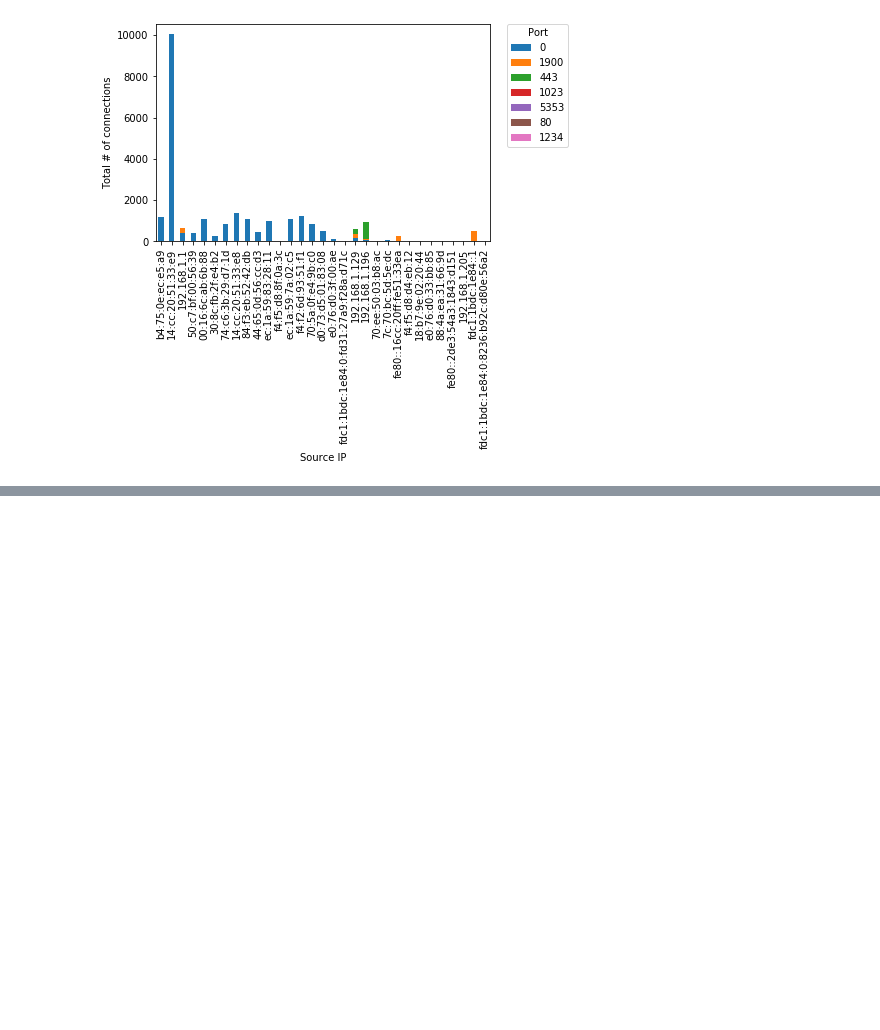
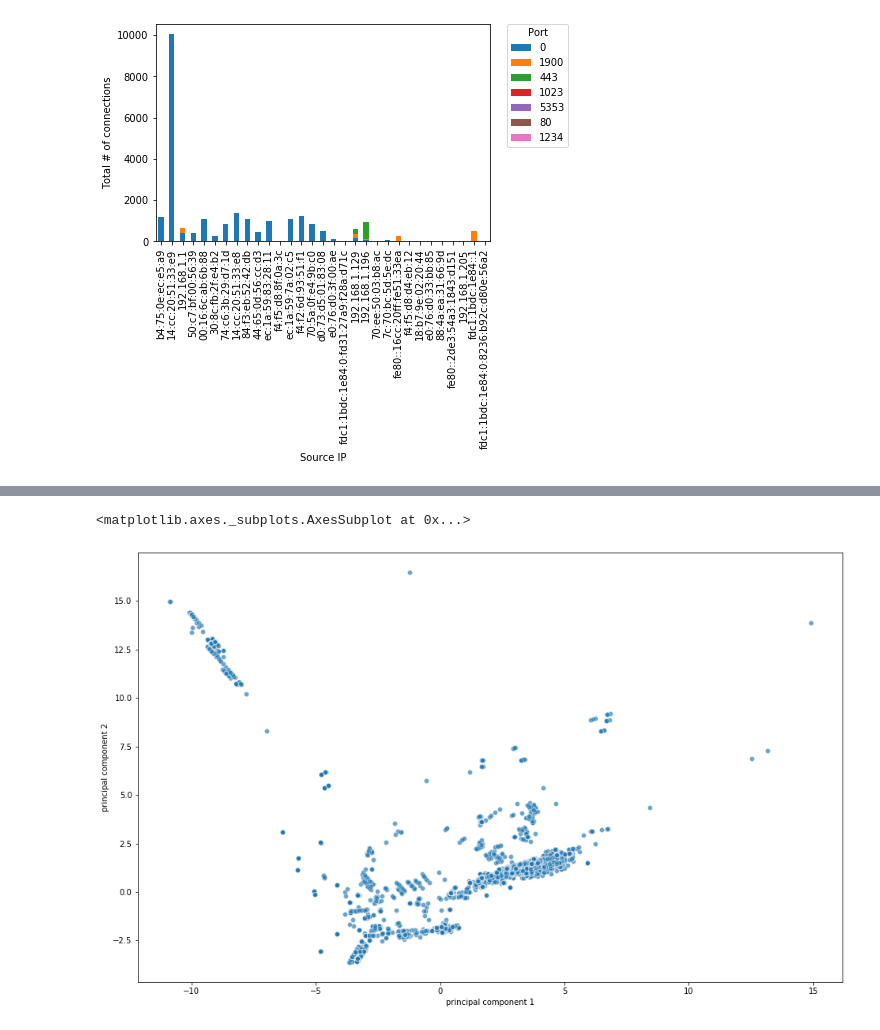
Before and after one commit to ArifulIslamPreence/IoT-TCP-Attack-detection, a Jupyter notebook: notebooks/flow_argus.ipynb, the cells around one changed output, grey strips where cells are left out. Saved outputs shown, nothing was run; the diff lists cells and outputs as text; code cells hidden in the pictures; blank space fills up the shorter version.

```diff
--- a/notebooks/flow_argus.ipynb
+++ b/notebooks/flow_argus.ipynb
@@ -349,0 +354,6 @@ ax.legend(patches, labels, bbox_to_anchor=(1.05, 1), loc=2, borderaxespad=0., ti
+# %%
+filepath = '/home/faizan/dalhousie/181021-3.csv'
+attack_flows = pd.read_csv(filepath, index_col=None, delimiter=',')
+
+
+attack_flows
@@ -349,0 +396,8 @@ ax.legend(patches, labels, bbox_to_anchor=(1.05, 1), loc=2, borderaxespad=0., ti
+# %%
+def convert_string_to_int(x):
+    return abs(hash(x)) % (10 ** 10)
+
+string_features = ['Dir', 'DstAddr', 'SrcAddr', 'DstMac']
+
+for sf in string_features:
+    df[sf]=df[sf].apply(convert_string_to_int)
@@ -349,0 +492,6 @@ ax.legend(patches, labels, bbox_to_anchor=(1.05, 1), loc=2, borderaxespad=0., ti
+# %%
+attack_flows = df
+from sklearn.preprocessing import StandardScaler
+x = attack_flows.loc[::].values
+x = StandardScaler().fit_transform(x) # normalizing the features
+np.mean(x),np.std(x), len(x)
@@ -349,0 +500,12 @@ ax.legend(patches, labels, bbox_to_anchor=(1.05, 1), loc=2, borderaxespad=0., ti
+# %%
+from sklearn.decomposition import PCA
+pca_attack = PCA(n_components=10)
+principalComponents_attack = pca_attack.fit_transform(x)
+
+principal_attack_Df = pd.DataFrame(data = principalComponents_attack
+             , columns = ['principal component 1', 'principal component 2',
+                         'principal component 3', 'principal component 4',
+                         'principal component 5', 'principal component 6',
+                         'principal component 7', 'principal component 8',
+                         'principal component 9', 'principal component 10'])
+principal_attack_Df.tail()
@@ -349,0 +519,13 @@ ax.legend(patches, labels, bbox_to_anchor=(1.05, 1), loc=2, borderaxespad=0., ti
+# %%
+import seaborn as sns
+plt.figure(figsize=(16,10))
+sns.scatterplot(
+    x="principal component 1", y="principal component 2",
+    palette=sns.color_palette("hls", 10),
+    data=principal_attack_Df,
+    legend="full",
+    alpha=0.3
+)
+# %% [output]
+<matplotlib.axes._subplots.AxesSubplot at 0x...>
+[figure, added]
```
Also changed, not shown: parts of 12 cells of this notebook, 1 other file.
